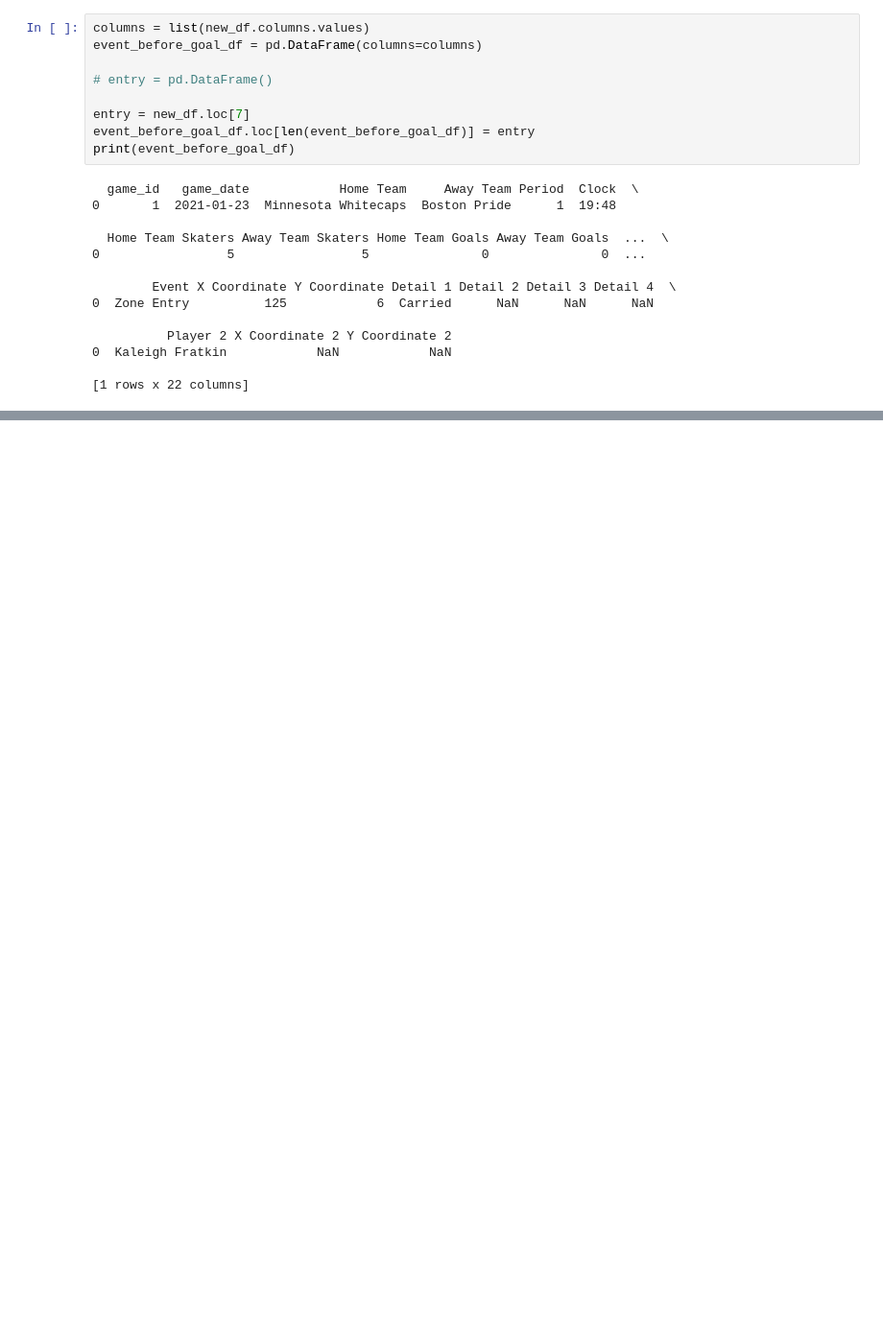
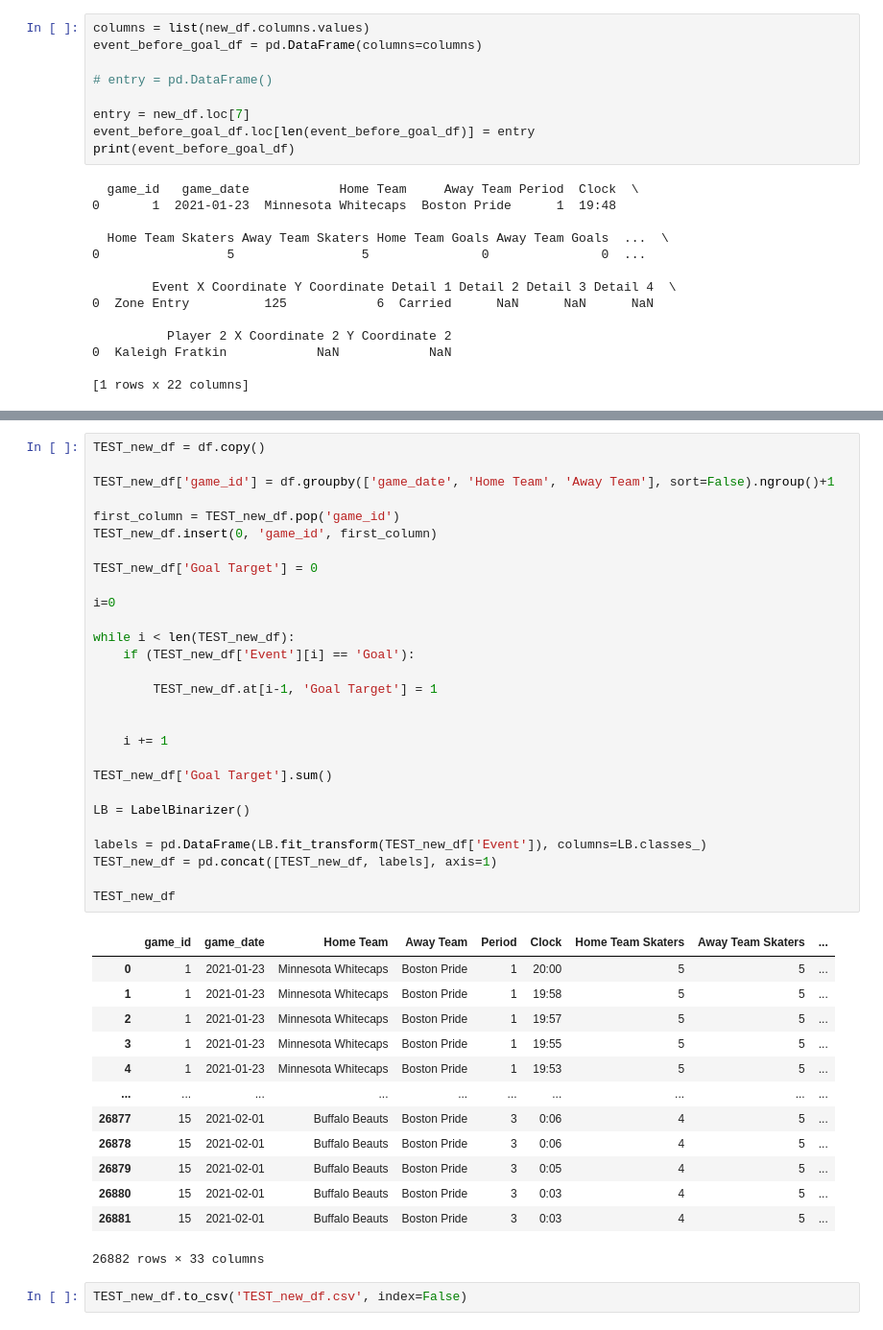
Before and after one commit to AlvinLok/Team_White_MMA_Datathon_2022, a Jupyter notebook: alvin/draft.ipynb, the cells around one changed output, grey strips where cells are left out. Shown: that part at 96% size. Cells and saved outputs as stored; diff of their text form; blank space fills up the shorter version.

```diff
--- a/alvin/draft.ipynb
+++ b/alvin/draft.ipynb
@@ -262,0 +455,44 @@ print(event_before_goal_df)
+# %%
+TEST_new_df = df.copy()
+
+TEST_new_df['game_id'] = df.groupby(['game_date', 'Home Team', 'Away Team'], sort=False).ngroup()+1
+
+first_column = TEST_new_df.pop('game_id')
+TEST_new_df.insert(0, 'game_id', first_column)
+
+TEST_new_df['Goal Target'] = 0
+
+i=0
+
+while i < len(TEST_new_df):
+    if (TEST_new_df['Event'][i] == 'Goal'):
+
+        TEST_new_df.at[i-1, 'Goal Target'] = 1
+
+
+    i += 1
+
+TEST_new_df['Goal Target'].sum()
+
+LB = LabelBinarizer()
+
+labels = pd.DataFrame(LB.fit_transform(TEST_new_df['Event']), columns=LB.classes_)
+TEST_new_df = pd.concat([TEST_new_df, labels], axis=1)
+
+TEST_new_df
+# %% [output]
+|  | game_id | game_date | Home Team | Away Team | Period | Clock | Home Team Skaters | Away Team Skaters | ... |
+| 0 | 1 | 2021-01-23 | Minnesota Whitecaps | Boston Pride | 1 | 20:00 | 5 | 5 | ... |
+| 1 | 1 | 2021-01-23 | Minnesota Whitecaps | Boston Pride | 1 | 19:58 | 5 | 5 | ... |
+| 2 | 1 | 2021-01-23 | Minnesota Whitecaps | Boston Pride | 1 | 19:57 | 5 | 5 | ... |
+| 3 | 1 | 2021-01-23 | Minnesota Whitecaps | Boston Pride | 1 | 19:55 | 5 | 5 | ... |
+| 4 | 1 | 2021-01-23 | Minnesota Whitecaps | Boston Pride | 1 | 19:53 | 5 | 5 | ... |
+| ... | ... | ... | ... | ... | ... | ... | ... | ... | ... |
+| 26877 | 15 | 2021-02-01 | Buffalo Beauts | Boston Pride | 3 | 0:06 | 4 | 5 | ... |
+| 26878 | 15 | 2021-02-01 | Buffalo Beauts | Boston Pride | 3 | 0:06 | 4 | 5 | ... |
+| 26879 | 15 | 2021-02-01 | Buffalo Beauts | Boston Pride | 3 | 0:05 | 4 | 5 | ... |
+| 26880 | 15 | 2021-02-01 | Buffalo Beauts | Boston Pride | 3 | 0:03 | 4 | 5 | ... |
+| 26881 | 15 | 2021-02-01 | Buffalo Beauts | Boston Pride | 3 | 0:03 | 4 | 5 | ... |
+26882 rows × 33 columns
+# %%
+TEST_new_df.to_csv('TEST_new_df.csv', index=False)
```
Also changed, not shown: parts of 30 cells of this notebook, 2 other files.
